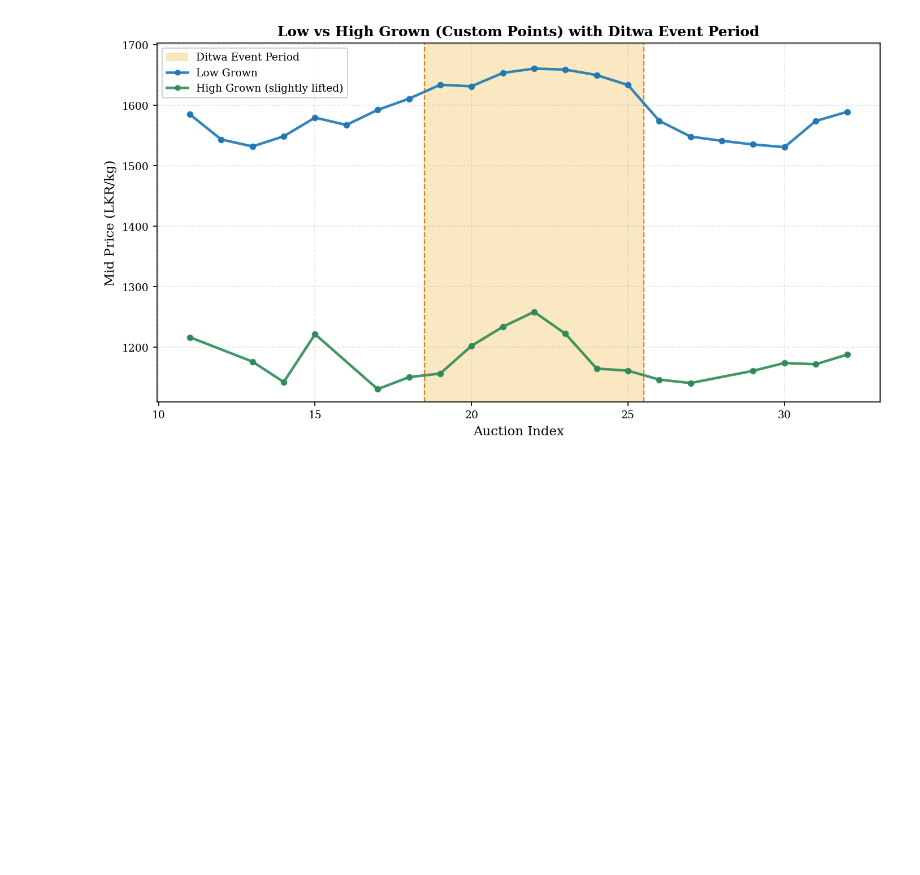
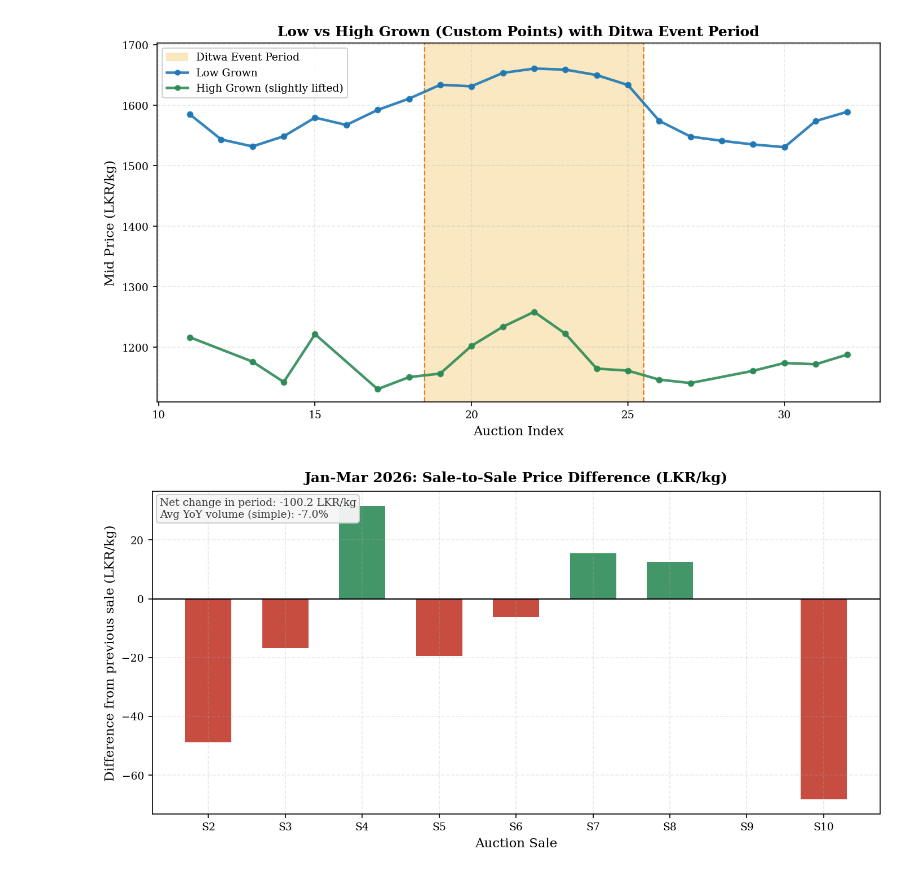
Before and after one commit to hesandism/data-analysis-for-tea-industry, a Jupyter notebook: notebook/visualization_eda.ipynb, the cells around one changed output. Cells and saved outputs as stored; diff of their text form; code cells hidden in the pictures; blank space fills up the shorter version.

```diff
--- a/notebook/visualization_eda.ipynb
+++ b/notebook/visualization_eda.ipynb
@@ -389,3 +398,82 @@ ax4.grid(True, alpha=0.3, linestyle='--')
 plt.show()
 # %% [output]
 [figure]
+# %%
+# ── Simple difference graph: make the Jan-Mar 2026 drop obvious ───────────────
+simple_df = (
+    df.groupby(['sale_id', 'sale_year', 'sale_month', 'sale_number'], as_index=False)
+    .agg(
+        auction_idx=('sale_id', lambda s: sale_agg.loc[sale_agg['sale_id'] == s.iloc[0], 'auction_idx'].iloc[0]),
+        mid_price=('price_mid_lkr', 'mean'),
+        volume_yoy_pct=('volume_yoy_change_pct', 'mean'),
+        total_sold_2026=('total_sold_weekly_2026', 'mean'),
+        total_sold_2025=('total_sold_weekly_2025', 'mean'),
+    )
+    .sort_values(['sale_year', 'sale_number'])
+    .reset_index(drop=True)
+)
+
+# Focus period: Jan-Mar 2026
+q1_full = simple_df[
+    (simple_df['sale_year'] == 2026) &
+    (simple_df['sale_month'].isin(['January', 'February', 'March']))
+].copy().sort_values('sale_number')
+
+if q1_full.empty:
+    q1_full = simple_df[simple_df['sale_year'] == 2026].copy().sort_values('sale_number').head(8)
+
+# If direct YoY volume field is missing, compute it.
+if q1_full['volume_yoy_pct'].isna().all():
+    q1_full['volume_yoy_pct'] = (q1_full['total_sold_2026'] / q1_full['total_sold_2025'] - 1) * 100
+
+# IMPORTANT: keep avg_yoy from the FULL Jan-Mar set (before differencing).
+avg_yoy_simple = q1_full['volume_yoy_pct'].mean()
+avg_yoy_weighted = (q1_full['total_sold_2026'].sum() / q1_full['total_sold_2025'].sum() - 1) * 100
+
+# Difference graph: sale-to-sale price change
+q1 = q1_full.copy()
+q1['price_diff'] = q1['mid_price'].diff()
+q1 = q1.dropna(subset=['price_diff']).copy()
+
+x = q1['auction_idx'].to_numpy()
+labels = q1.apply(lambda r: f"S{int(r['sale_number'])}", axis=1)
+bar_colors = np.where(q1['price_diff'] < 0, '#c0392b', '#2e8b57')
+
+fig6, ax = plt.subplots(figsize=(9.5, 4.8))
+ax.bar(x, q1['price_diff'], color=bar_colors, alpha=0.9, width=0.6)
+ax.axhline(0, color='black', lw=1)
+
+# Net drop from first to last sale in period
+period_base = q1_full['mid_price'].iloc[0]
+period_last = q1_full['mid_price'].iloc[-1]
+net_drop = period_last - period_base
+
+ax.set_title(
+    'Jan-Mar 2026: Sale-to-Sale Price Difference (LKR/kg)',
+    fontsize=12, fontweight='bold', pad=8
+)
+ax.set_ylabel('Difference from previous sale (LKR/kg)')
+ax.set_xlabel('Auction Sale')
+ax.set_xticks(x)
+ax.set_xticklabels(labels)
+ax.grid(True, axis='y', alpha=0.25, linestyle='--')
+
+ax.text(
+    0.01, 0.98,
+    f"Net change in period: {net_drop:+.1f} LKR/kg\nAvg YoY volume (simple): {avg_yoy_simple:+.1f}%",
+    transform=ax.transAxes, ha='left', va='top',
+    fontsize=9, color='#3a3a3a',
+    bbox=dict(boxstyle='round,pad=0.3', fc='#f6f6f6', ec='#cccccc', alpha=0.95),
+)
+
+plt.tight_layout()
+plt.savefig('../data/price_difference_q1_2026_simple.png', dpi=200, bbox_inches='tight')
+plt.show()
+print('Figure saved to data/price_difference_q1_2026_simple.png')
+print('\nHow avg volume is calculated:')
+print('1) Simple avg YoY = mean of sale-level `volume_yoy_change_pct` across Jan-Mar sales')
+print(f"   Result: {avg_yoy_simple:+.2f}%")
+print('2) Weighted YoY = (sum(total_sold_2026) / sum(total_sold_2025) - 1) * 100')
+print(f"   Result: {avg_yoy_weighted:+.2f}%")
+# %% [output]
+[figure, added]
```
Also changed, not shown: parts of 2 cells of this notebook.
